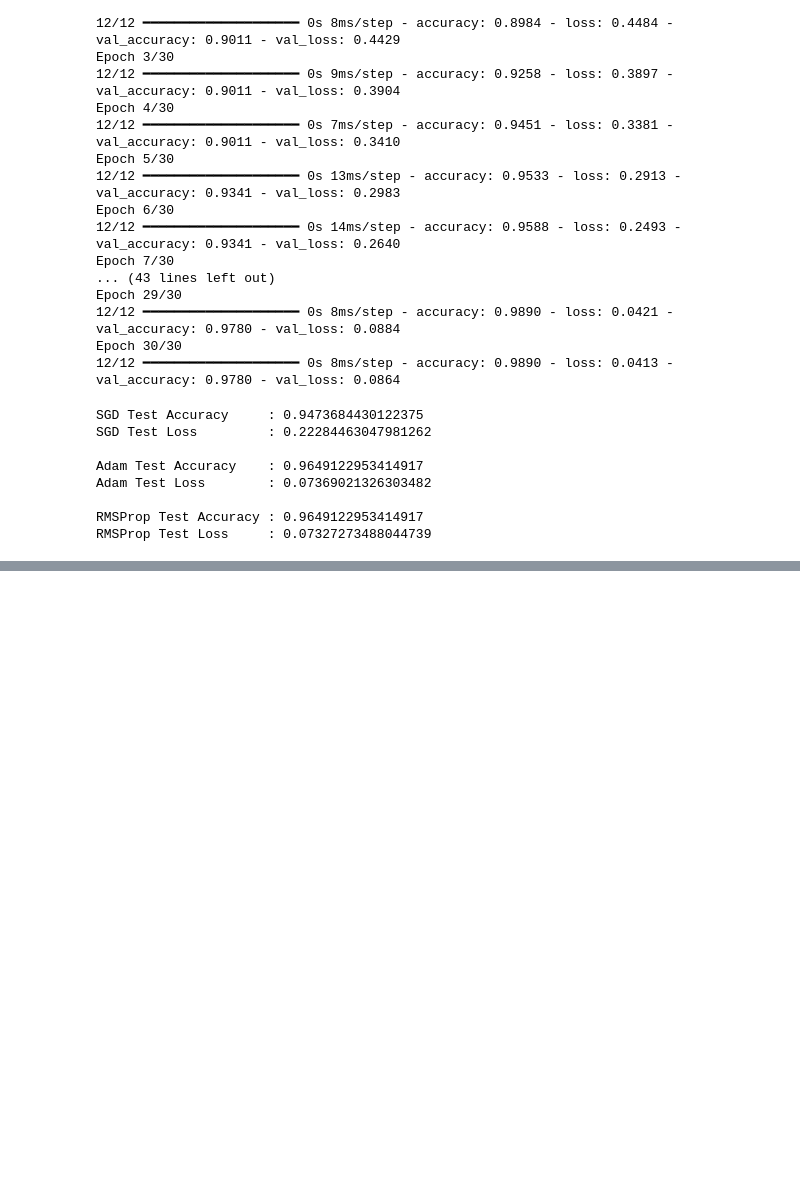
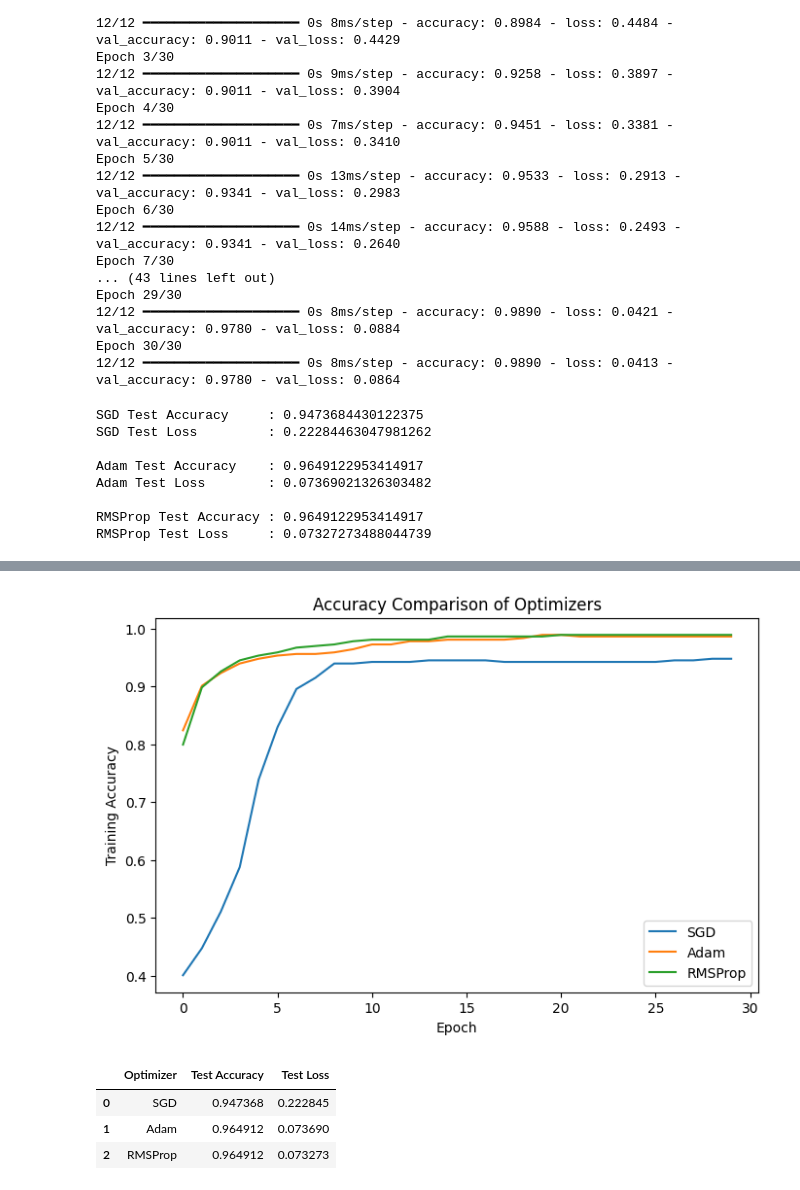
Before and after one commit to AbhishekShah272002/Deep-Learning-and-NLP, a Jupyter notebook: Optimizers_Comparision.ipynb, the cells around one changed output, grey strips where cells are left out. Drawn from its saved outputs; the diff is of its cells as text; code cells hidden in the pictures; blank space fills up the shorter version.

```diff
--- a/Optimizers_Comparision.ipynb
+++ b/Optimizers_Comparision.ipynb
@@ -336,0 +351,27 @@ RMSProp Test Loss     : 0.07327273488044739
+# %%
+plt.figure(figsize=(8,5))
+
+plt.plot(history_sgd.history['accuracy'], label='SGD')
+plt.plot(history_adam.history['accuracy'], label='Adam')
+plt.plot(history_rmsprop.history['accuracy'], label='RMSProp')
+
+plt.xlabel('Epoch')
+plt.ylabel('Training Accuracy')
+plt.title('Accuracy Comparison of Optimizers')
+plt.legend()
+plt.show()
+# %% [output]
+[figure, added]
+# %%
+results = pd.DataFrame({
+    'Optimizer': ['SGD', 'Adam', 'RMSProp'],
+    'Test Accuracy': [sgd_accuracy, adam_accuracy, rmsprop_accuracy],
+    'Test Loss': [sgd_loss, adam_loss, rmsprop_loss]
+})
+
+results
+# %% [output]
+|  | Optimizer | Test Accuracy | Test Loss |
+| 0 | SGD | 0.947368 | 0.222845 |
+| 1 | Adam | 0.964912 | 0.073690 |
+| 2 | RMSProp | 0.964912 | 0.073273 |
```
Also changed, not shown: parts of 1 cell of this notebook.
